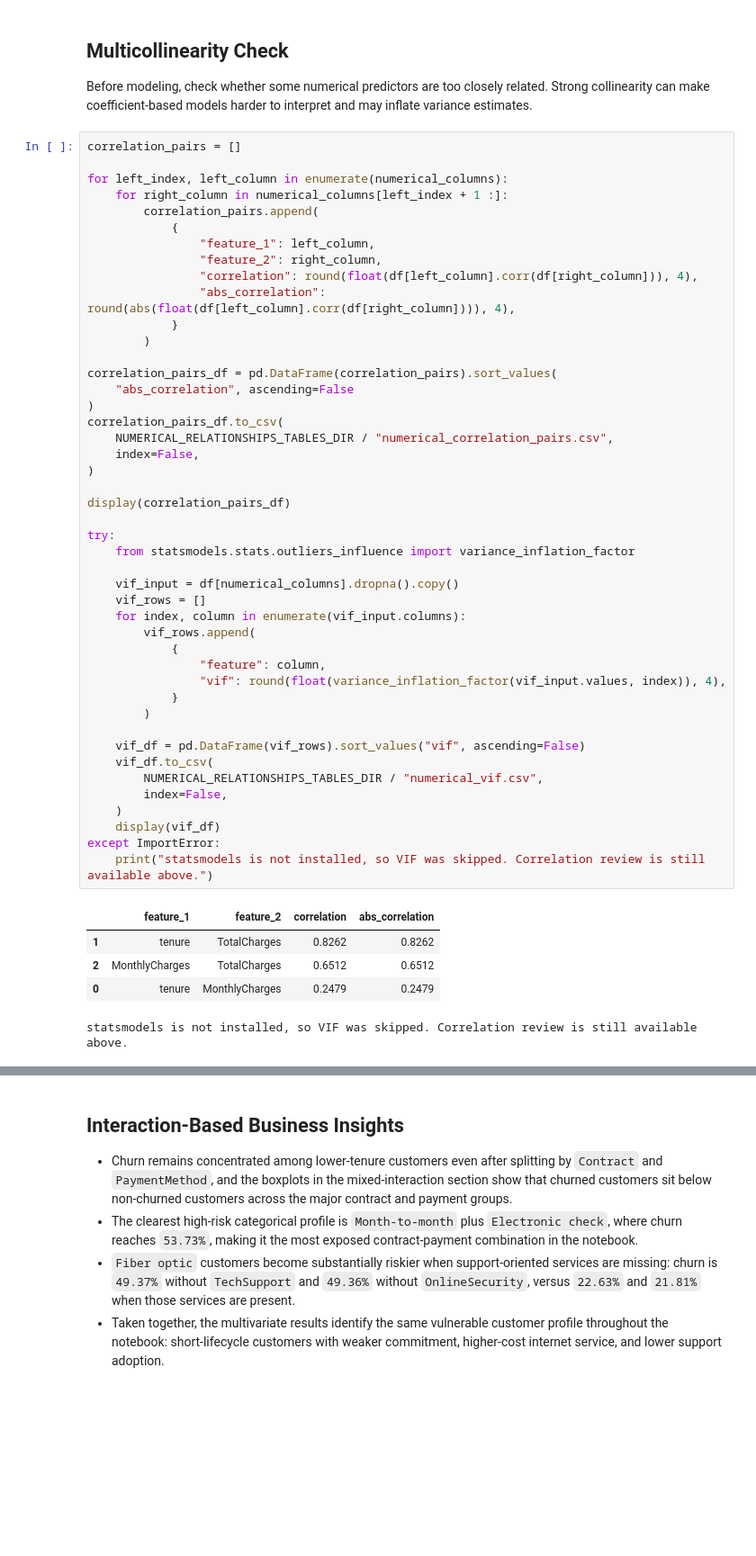
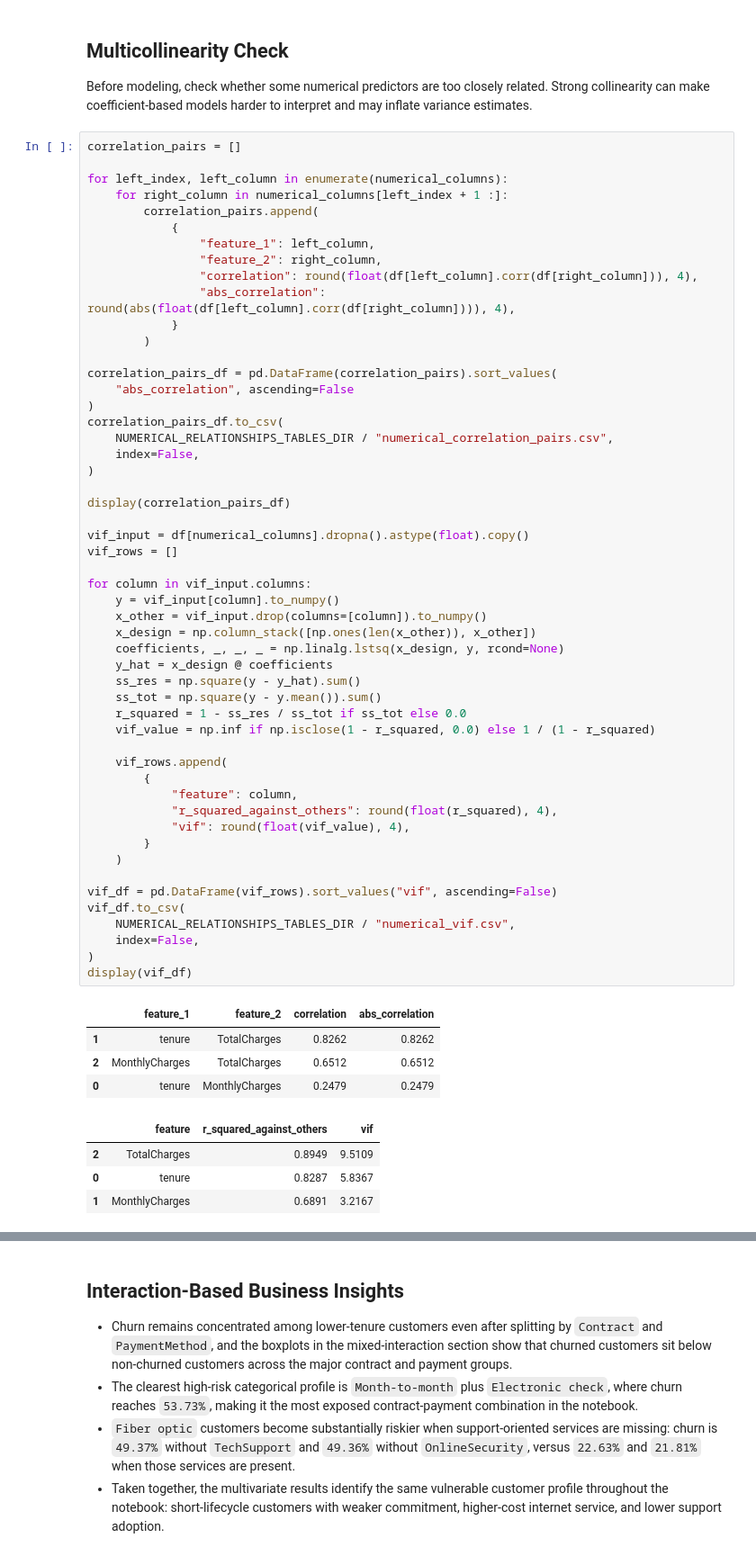
Before and after one commit to mmubashir95/Telco-Customer-Churn, a Jupyter notebook: notebooks/07_multivariate_analysis.ipynb, the cells around one changed output, grey strips where cells are left out. Shown at 90% size. Cells and saved outputs as stored; diff of their text form; blank space fills up the shorter version.

```diff
--- a/notebooks/07_multivariate_analysis.ipynb
+++ b/notebooks/07_multivariate_analysis.ipynb
@@ -377,49 +378,59 @@ correlation_pairs = []
 
 for left_index, left_column in enumerate(numerical_columns):
     for right_column in numerical_columns[left_index + 1 :]:
         correlation_pairs.append(
             {
                 "feature_1": left_column,
                 "feature_2": right_column,
                 "correlation": round(float(df[left_column].corr(df[right_column])), 4),
                 "abs_correlation": round(abs(float(df[left_column].corr(df[right_column]))), 4),
             }
         )
 
 correlation_pairs_df = pd.DataFrame(correlation_pairs).sort_values(
     "abs_correlation", ascending=False
 )
 correlation_pairs_df.to_csv(
     NUMERICAL_RELATIONSHIPS_TABLES_DIR / "numerical_correlation_pairs.csv",
     index=False,
 )
 
 display(correlation_pairs_df)
 
-try:
-    from statsmodels.stats.outliers_influence import variance_inflation_factor
+vif_input = df[numerical_columns].dropna().astype(float).copy()
+vif_rows = []
 
-    vif_input = df[numerical_columns].dropna().copy()
-    vif_rows = []
-    for index, column in enumerate(vif_input.columns):
-        vif_rows.append(
-            {
-                "feature": column,
-                "vif": round(float(variance_inflation_factor(vif_input.values, index)), 4),
-            }
-        )
+for column in vif_input.columns:
+    y = vif_input[column].to_numpy()
+    x_other = vif_input.drop(columns=[column]).to_numpy()
+    x_design = np.column_stack([np.ones(len(x_other)), x_other])
+    coefficients, _, _, _ = np.linalg.lstsq(x_design, y, rcond=None)
+    y_hat = x_design @ coefficients
+    ss_res = np.square(y - y_hat).sum()
+    ss_tot = np.square(y - y.mean()).sum()
+    r_squared = 1 - ss_res / ss_tot if ss_tot else 0.0
+    vif_value = np.inf if np.isclose(1 - r_squared, 0.0) else 1 / (1 - r_squared)
 
-    vif_df = pd.DataFrame(vif_rows).sort_values("vif", ascending=False)
-    vif_df.to_csv(
-        NUMERICAL_RELATIONSHIPS_TABLES_DIR / "numerical_vif.csv",
-        index=False,
+    vif_rows.append(
+        {
+            "feature": column,
+            "r_squared_against_others": round(float(r_squared), 4),
+            "vif": round(float(vif_value), 4),
+        }
     )
-    display(vif_df)
-except ImportError:
-    print("statsmodels is not installed, so VIF was skipped. Correlation review is still available above.")
+
+vif_df = pd.DataFrame(vif_rows).sort_values("vif", ascending=False)
+vif_df.to_csv(
+    NUMERICAL_RELATIONSHIPS_TABLES_DIR / "numerical_vif.csv",
+    index=False,
+)
+display(vif_df)
 # %% [output]
 |  | feature_1 | feature_2 | correlation | abs_correlation |
 | 1 | tenure | TotalCharges | 0.8262 | 0.8262 |
 | 2 | MonthlyCharges | TotalCharges | 0.6512 | 0.6512 |
 | 0 | tenure | MonthlyCharges | 0.2479 | 0.2479 |
-statsmodels is not installed, so VIF was skipped. Correlation review is still available above.
+|  | feature | r_squared_against_others | vif |
+| 2 | TotalCharges | 0.8949 | 9.5109 |
+| 0 | tenure | 0.8287 | 5.8367 |
+| 1 | MonthlyCharges | 0.6891 | 3.2167 |
```
Also changed, not shown: parts of 3 cells of this notebook.
